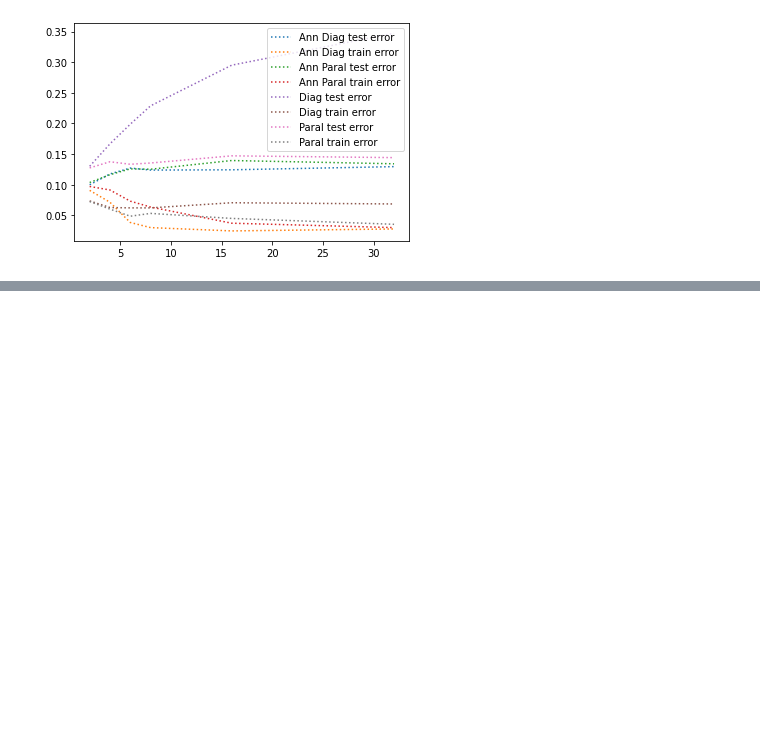
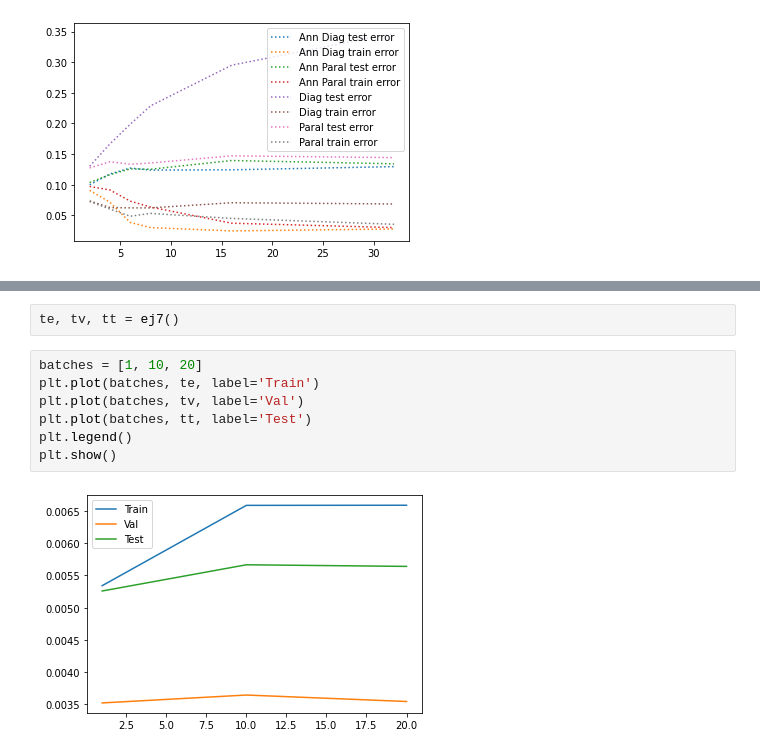
Before and after one commit to natimellino/IAA, a Jupyter notebook: TP2/ANN.ipynb, the cells around one changed output, grey strips where cells are left out. Saved outputs shown, nothing was run; the diff lists cells and outputs as text; blank space fills up the shorter version.

```diff
--- a/TP2/ANN.ipynb
+++ b/TP2/ANN.ipynb
@@ -676,0 +728,11 @@ plt.show()
+# %%
+te, tv, tt = ej7()
+# %%
+batches = [1, 10, 20]
+plt.plot(batches, te, label='Train')
+plt.plot(batches, tv, label='Val')
+plt.plot(batches, tt, label='Test')
+plt.legend()
+plt.show()
+# %% [output]
+[figure, added]
```
Also changed, not shown: parts of 3 cells of this notebook, 3 other files.
